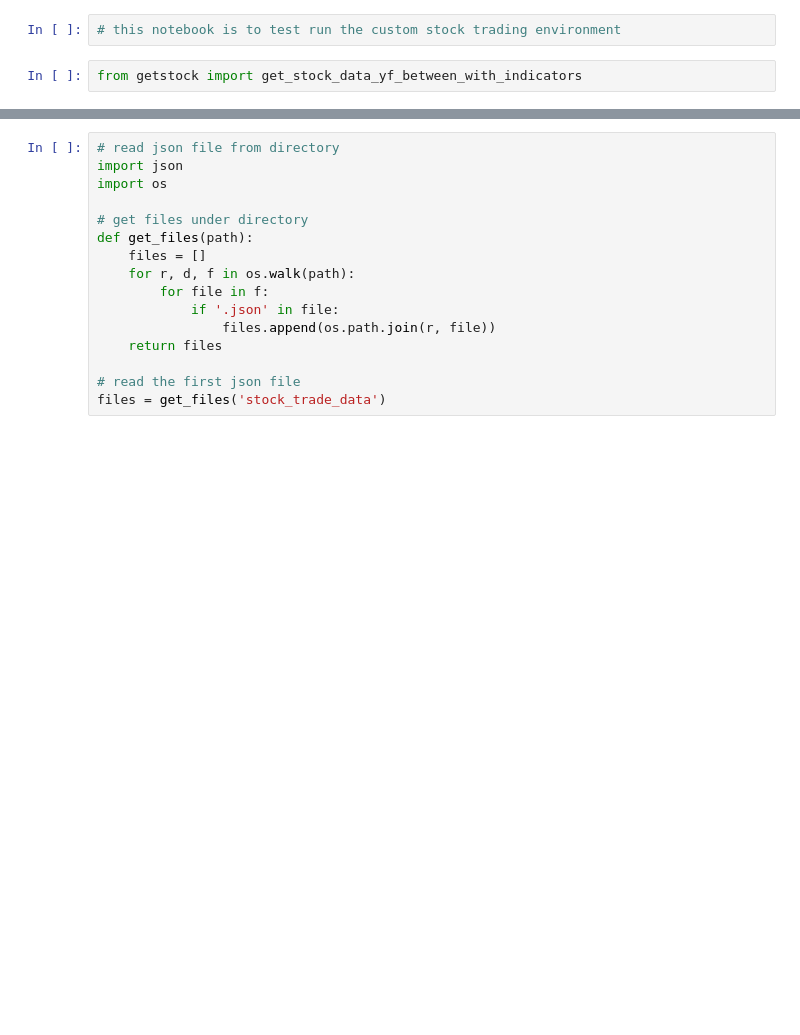
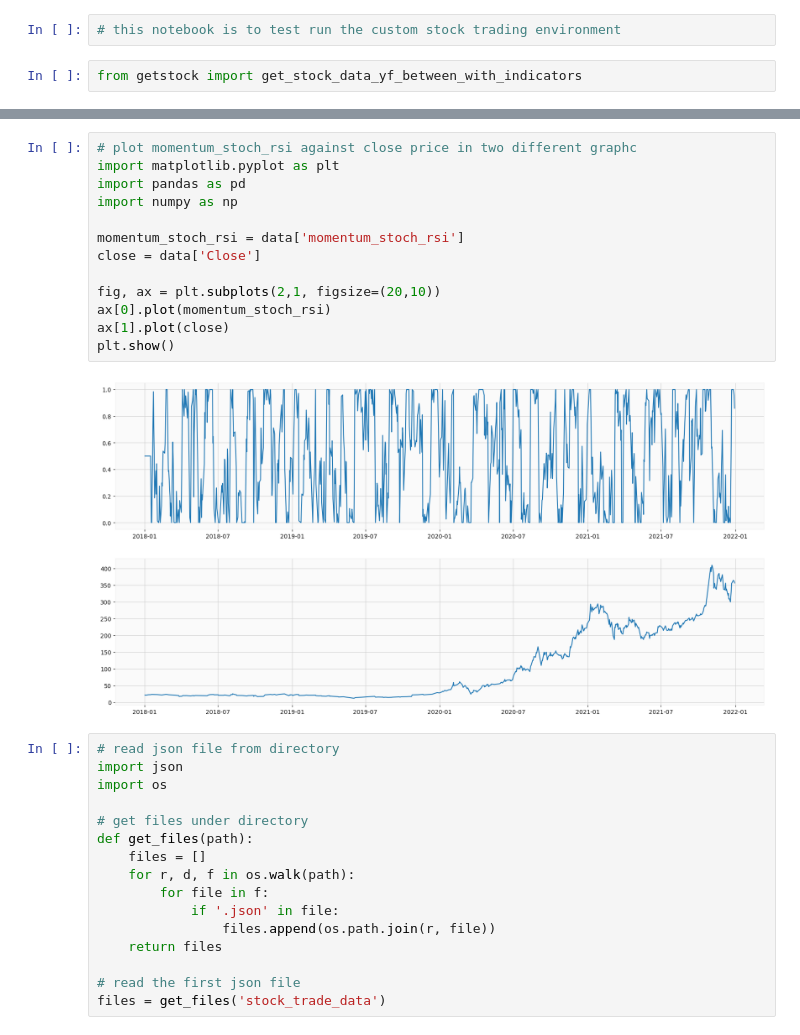
Before and after one commit to mrvictoru/stonkdecision, a Jupyter notebook: src/testing.ipynb, the cells around one changed output, grey strips where cells are left out. Cells and saved outputs as stored; diff of their text form; blank space fills up the shorter version.

```diff
--- a/src/testing.ipynb
+++ b/src/testing.ipynb
@@ -90,3 +94,18 @@ See the caveats in the documentation: https://pandas.pydata.org/pandas-docs/stab
+# %%
+# plot momentum_stoch_rsi against close price in two different graphc
+import matplotlib.pyplot as plt
+import pandas as pd
+import numpy as np
+
+momentum_stoch_rsi = data['momentum_stoch_rsi']
+close = data['Close']
+
+fig, ax = plt.subplots(2,1, figsize=(20,10))
+ax[0].plot(momentum_stoch_rsi)
+ax[1].plot(close)
+plt.show()
+# %% [output]
+[figure, added]
 # %%
 # read json file from directory
 import json
```
Also changed, not shown: parts of 8 cells of this notebook, 1 other file.
